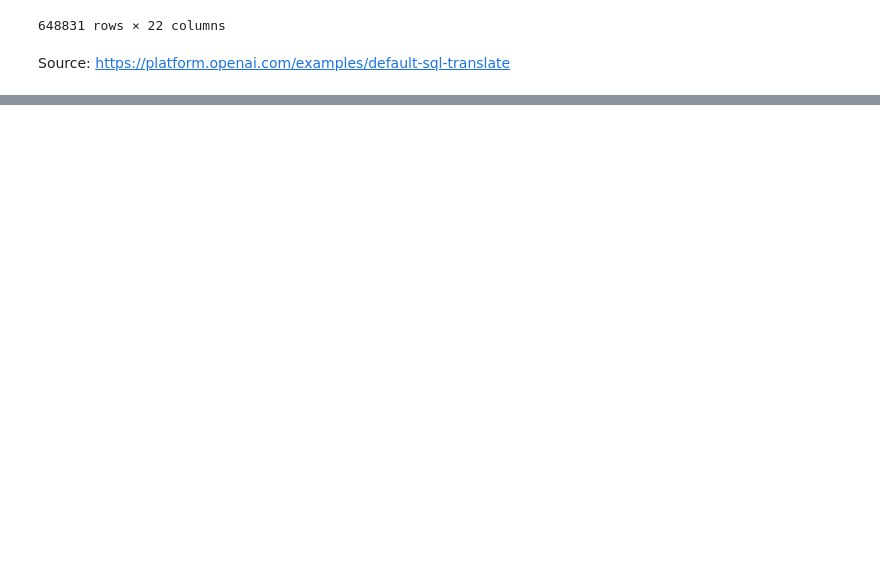
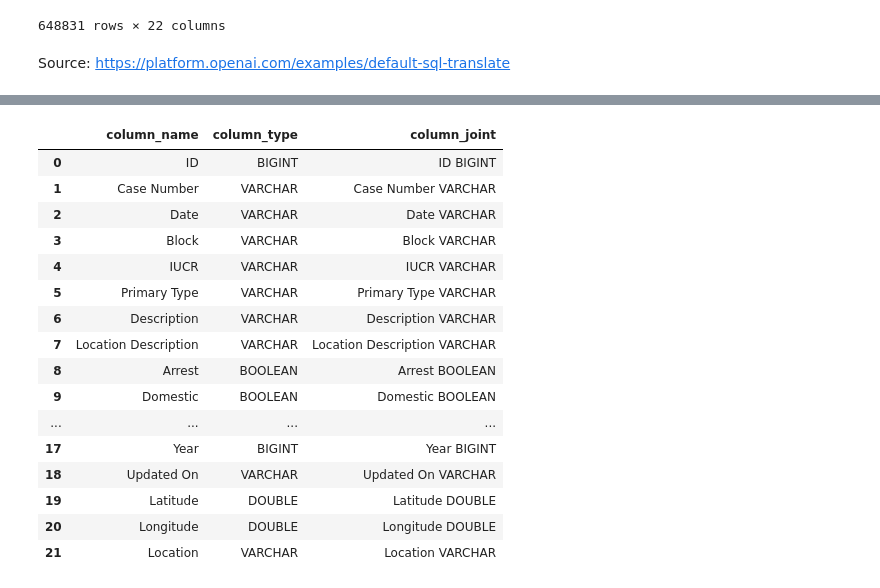
Before and after one commit to RamiKrispin/lang2sql, a Jupyter notebook: poc.ipynb, the cells around one changed output, grey strips where cells are left out. Drawn from its saved outputs; the diff is of its cells as text; code cells hidden in the pictures; blank space fills up the shorter version.

```diff
--- a/poc.ipynb
+++ b/poc.ipynb
@@ -99,0 +233,3 @@ api_key = os.getenv('OPENAI_KEY')
+# %%
+tbl_describe = duckdb.sql("DESCRIBE SELECT * FROM chicago_crime;")
+tbl_describe
@@ -99,0 +254,23 @@ api_key = os.getenv('OPENAI_KEY')
+# %%
+col_attr = tbl_describe.df()[["column_name", "column_type"]]
+
+col_attr["column_joint"] = col_attr["column_name"] + " " +  col_attr["column_type"]
+col_attr
+# %% [output]
+|  | column_name | column_type | column_joint |
+| 0 | ID | BIGINT | ID BIGINT |
+| 1 | Case Number | VARCHAR | Case Number VARCHAR |
+| 2 | Date | VARCHAR | Date VARCHAR |
+| 3 | Block | VARCHAR | Block VARCHAR |
+| 4 | IUCR | VARCHAR | IUCR VARCHAR |
+| 5 | Primary Type | VARCHAR | Primary Type VARCHAR |
+| 6 | Description | VARCHAR | Description VARCHAR |
+| 7 | Location Description | VARCHAR | Location Description VARCHAR |
+| 8 | Arrest | BOOLEAN | Arrest BOOLEAN |
+| 9 | Domestic | BOOLEAN | Domestic BOOLEAN |
+| ... | ... | ... | ... |
+| 17 | Year | BIGINT | Year BIGINT |
+| 18 | Updated On | VARCHAR | Updated On VARCHAR |
+| 19 | Latitude | DOUBLE | Latitude DOUBLE |
+| 20 | Longitude | DOUBLE | Longitude DOUBLE |
+| 21 | Location | VARCHAR | Location VARCHAR |
```
Also changed, not shown: parts of 17 cells of this notebook.
